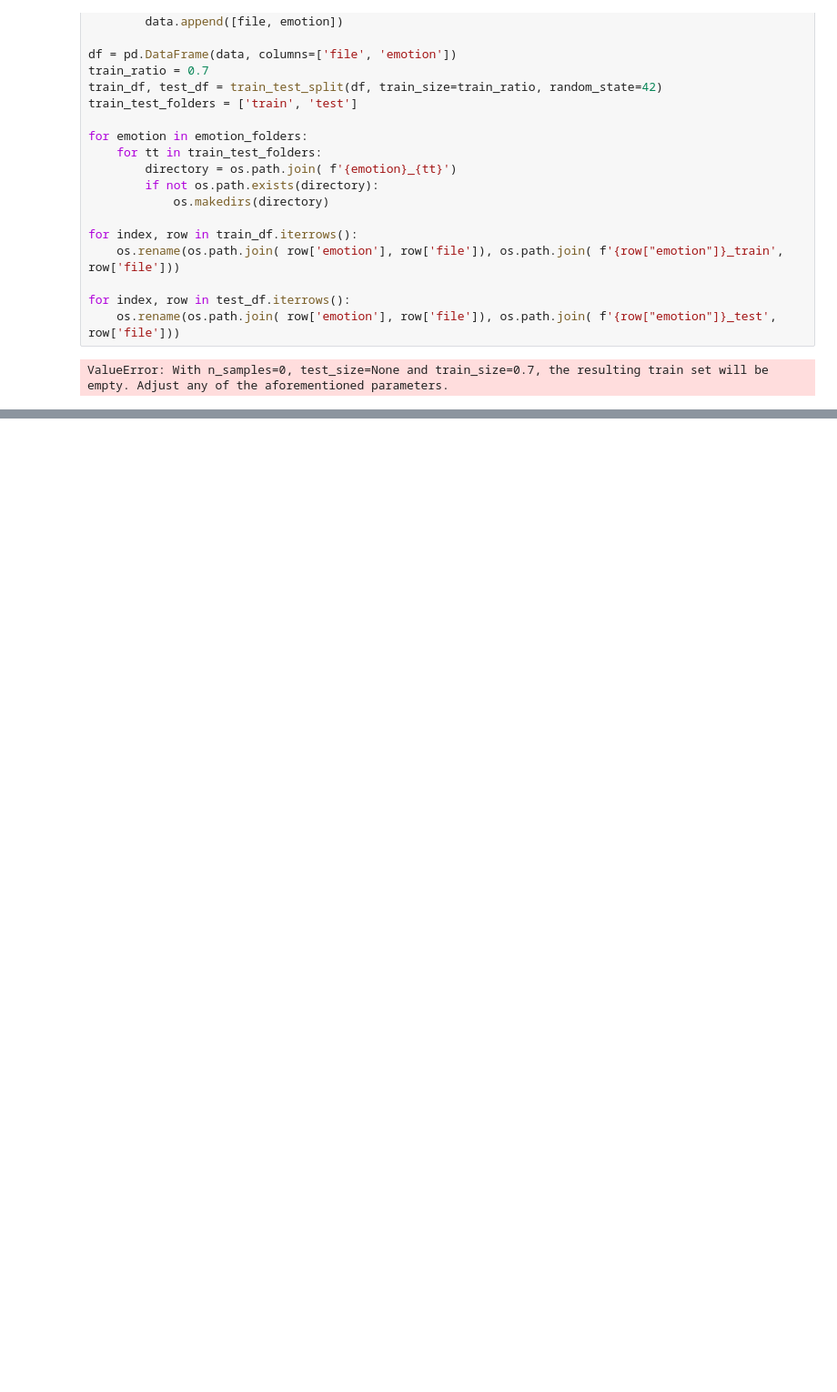
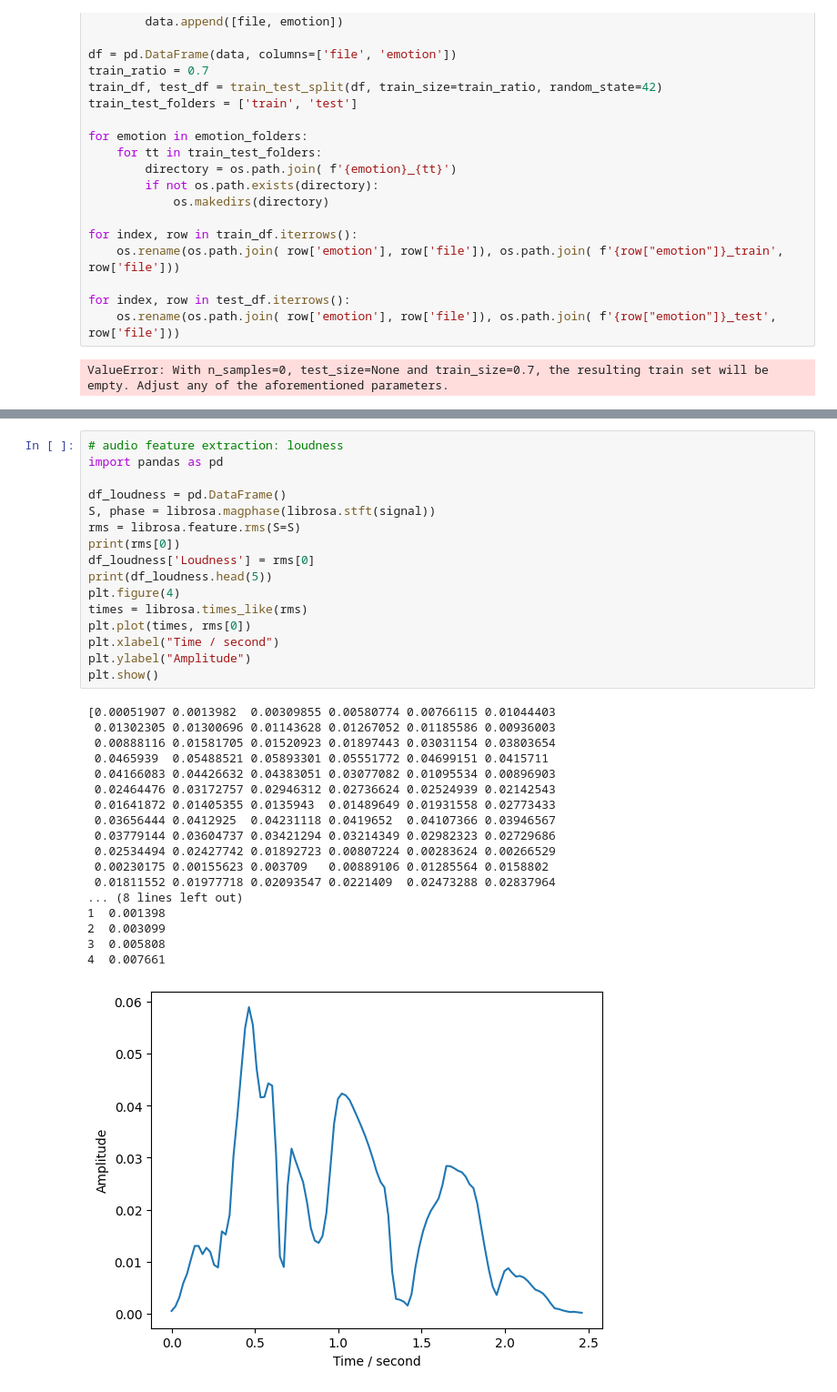
Before and after one commit to AlanWang611/Assignment-3, a Jupyter notebook: Assignment3.ipynb, the cells around one changed output, grey strips where cells are left out. Shown: that part at 91% size. Saved outputs shown, nothing was run; the diff lists cells and outputs as text; blank space fills up the shorter version.

```diff
--- a/Assignment3.ipynb
+++ b/Assignment3.ipynb
@@ -46,0 +79,35 @@ SystemError: initialization of _internal failed without raising an exception
+# %%
+# audio feature extraction: loudness
+import pandas as pd
+
+df_loudness = pd.DataFrame()
+S, phase = librosa.magphase(librosa.stft(signal))
+rms = librosa.feature.rms(S=S)
+print(rms[0])
+df_loudness['Loudness'] = rms[0]
+print(df_loudness.head(5))
+plt.figure(4)
+times = librosa.times_like(rms)
+plt.plot(times, rms[0])
+plt.xlabel("Time / second")
+plt.ylabel("Amplitude")
+plt.show()
+# %% [output]
+[0.00051907 0.0013982  0.00309855 0.00580774 0.00766115 0.01044403
+ 0.01302305 0.01300696 0.01143628 0.01267052 0.01185586 0.00936003
+ 0.00888116 0.01581705 0.01520923 0.01897443 0.03031154 0.03803654
+ 0.0465939  0.05488521 0.05893301 0.05551772 0.04699151 0.0415711
+ 0.04166083 0.04426632 0.04383051 0.03077082 0.01095534 0.00896903
+ 0.02464476 0.03172757 0.02946312 0.02736624 0.02524939 0.02142543
+ 0.01641872 0.01405355 0.0135943  0.01489649 0.01931558 0.02773433
+ 0.03656444 0.0412925  0.04231118 0.0419652  0.04107366 0.03946567
+ 0.03779144 0.03604737 0.03421294 0.03214349 0.02982323 0.02729686
+ 0.02534494 0.02427742 0.01892723 0.00807224 0.00283624 0.00266529
+ 0.00230175 0.00155623 0.003709   0.00889106 0.01285564 0.0158802
+ 0.01811552 0.01977718 0.02093547 0.0221409  0.02473288 0.02837964
+... (8 lines left out)
+1  0.001398
+2  0.003099
+3  0.005808
+4  0.007661
+[figure, added]
```
Also changed, not shown: parts of 26 cells of this notebook, 1 other file.
